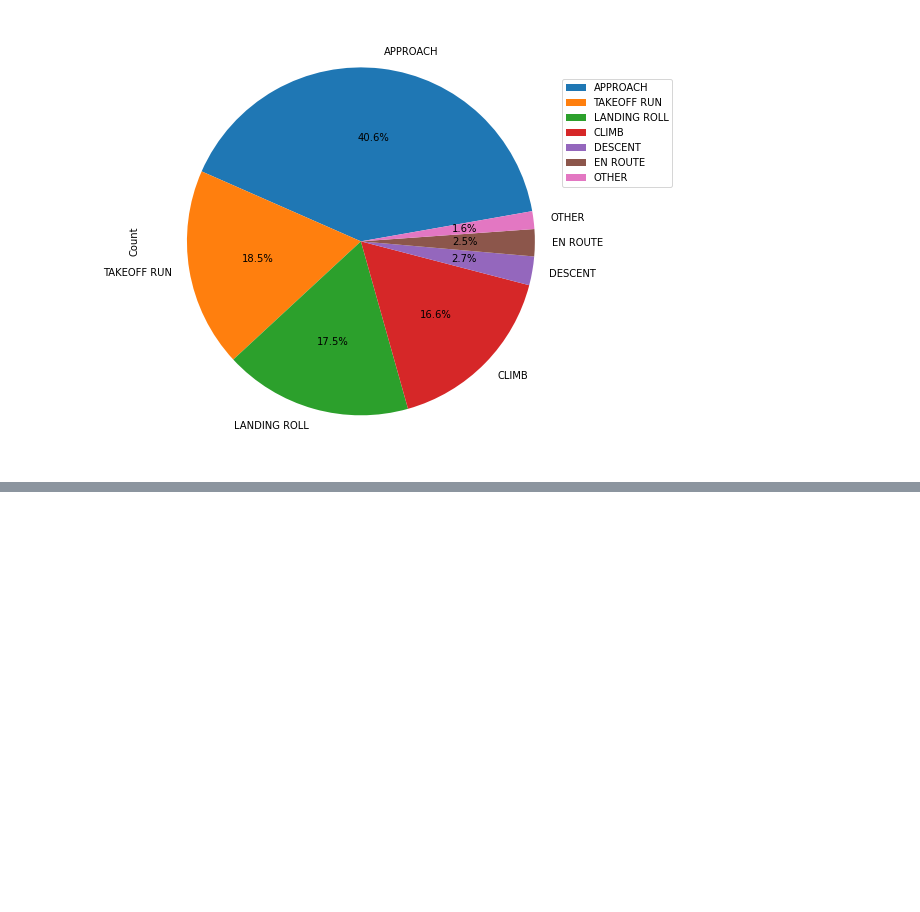
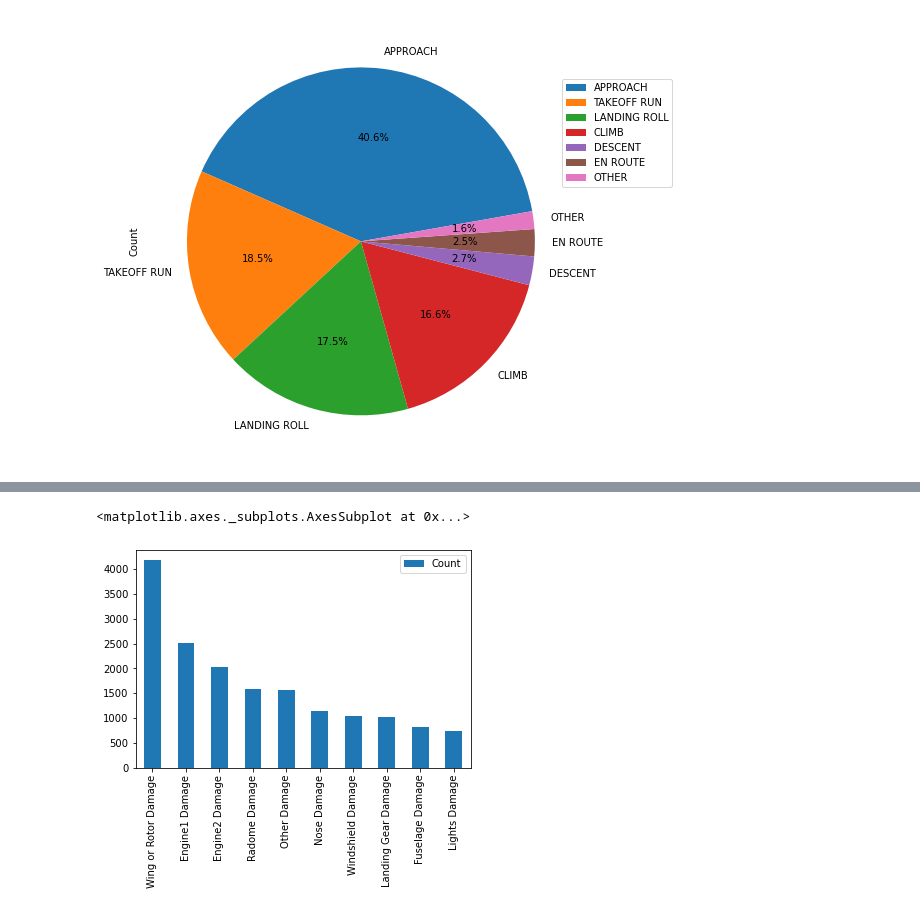
Before and after one commit to jagnoor/Aircraft-Wildlife-Strikes, a Jupyter notebook: planeVsBird_2.ipynb, the cells around one changed output, grey strips where cells are left out. Saved outputs shown, nothing was run; the diff lists cells and outputs as text; code cells hidden in the pictures; blank space fills up the shorter version.

```diff
--- a/planeVsBird_2.ipynb
+++ b/planeVsBird_2.ipynb
@@ -217,0 +246,6 @@ pies.legend(loc='center left', bbox_to_anchor=(.95, .75)) #move legend off the p
+# %%
+dmg_only = stk_dmg_totals.loc[stk_dmg_totals.index.str.contains('Damage')].sort_values("Count",ascending=False)
+dmg_only[0:10].plot(kind="bar")
+# %% [output]
+<matplotlib.axes._subplots.AxesSubplot at 0x...>
+[figure, added]
```
Also changed, not shown: parts of 10 cells of this notebook.
